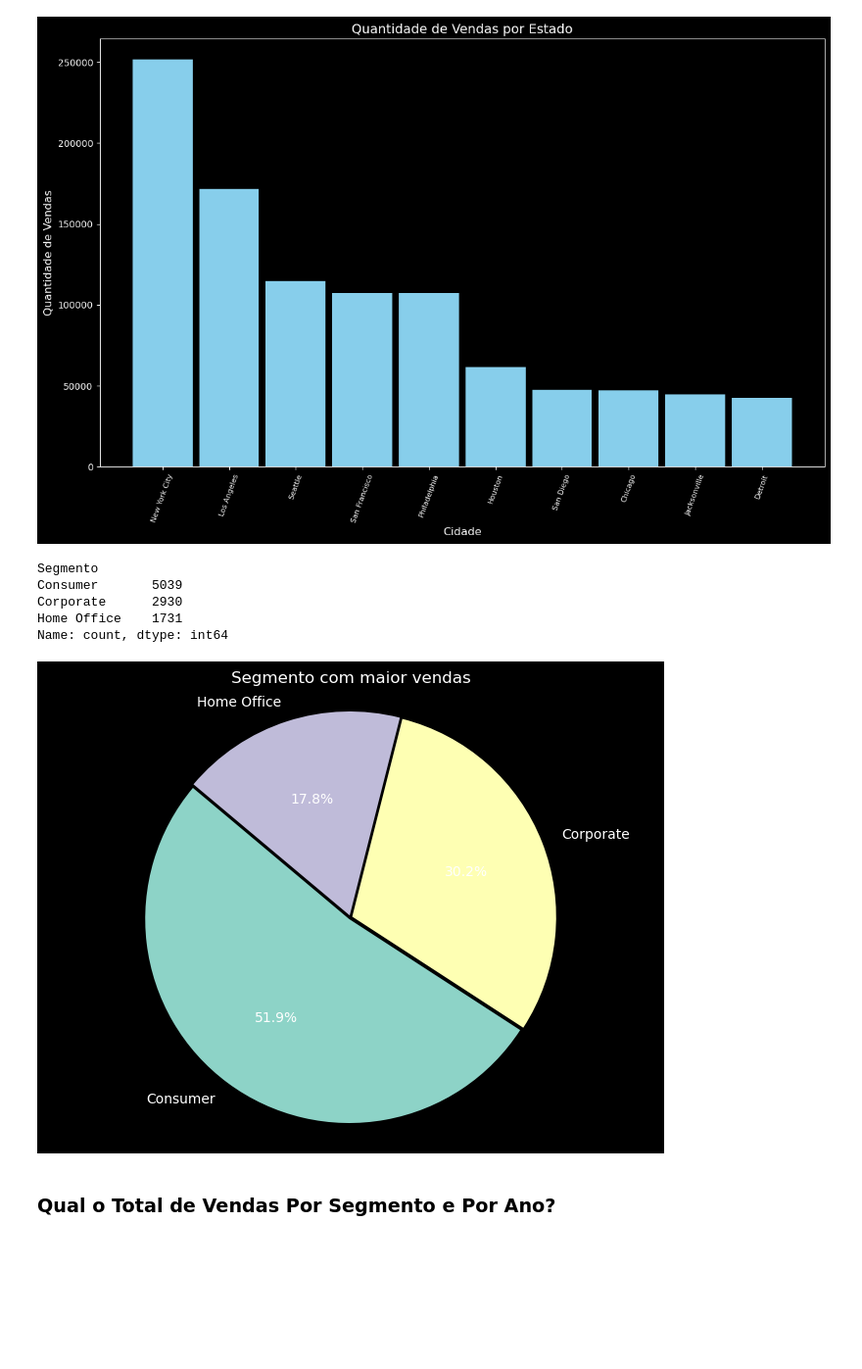
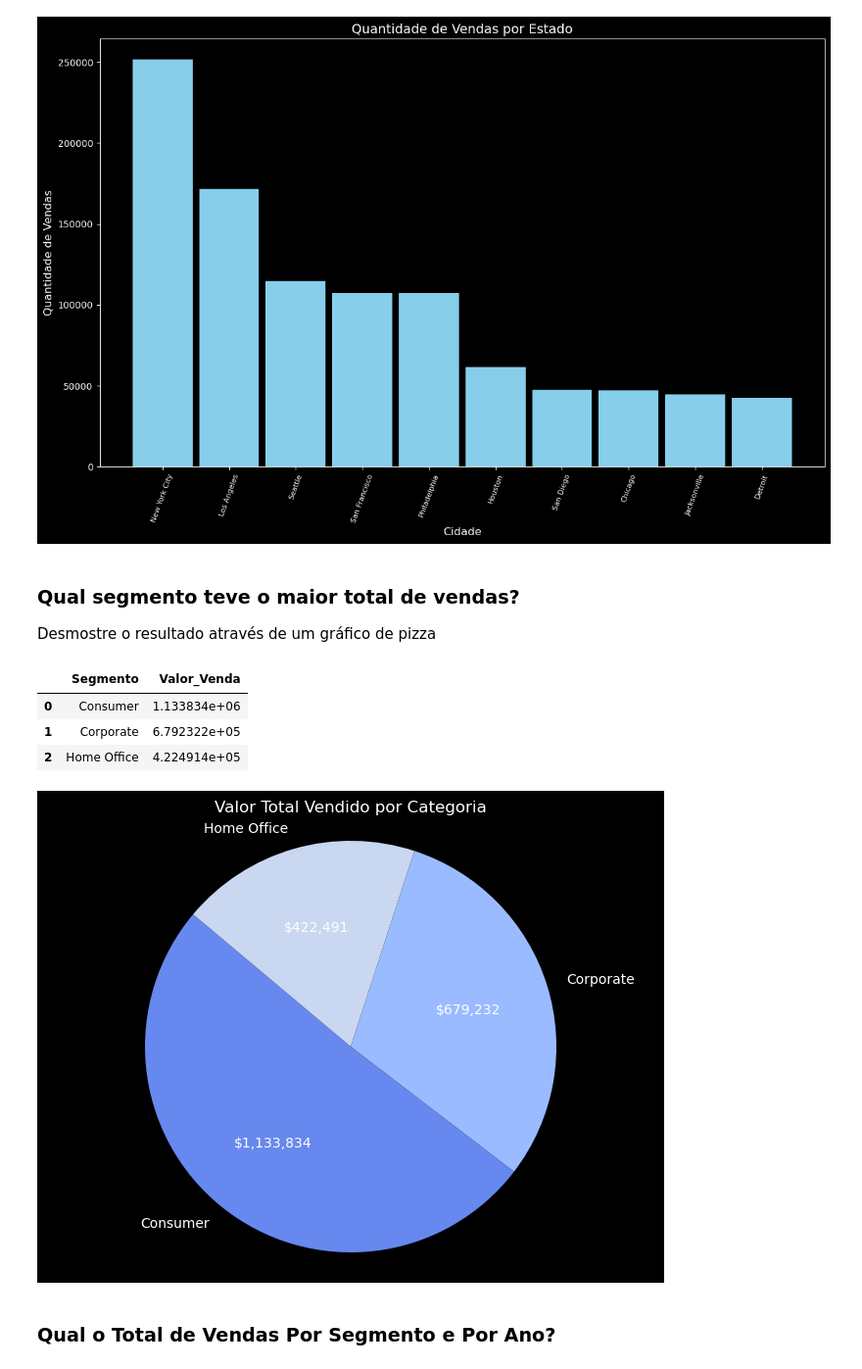
Before and after one commit to igoharaujo/Analise_exploratoria, a Jupyter notebook: varejo.ipynb, the cells around one changed output. Shown at 98% size. Cells and saved outputs as stored; diff of their text form; code cells hidden in the pictures; blank space fills up the shorter version.

```diff
--- a/varejo.ipynb
+++ b/varejo.ipynb
@@ -219,32 +219,39 @@ total_vendas_cidade_top_10()
 216   Jacksonville   44713.1830
 123        Detroit   42446.9440
 [figure]
-# %%
-dataset['Segmento'].value_counts()
-# %% [output]
-Segmento
-Consumer       5039
-Corporate      2930
-Home Office    1731
-Name: count, dtype: int64
+# %% [markdown]
+### Qual segmento teve o maior total de vendas?
+Desmostre o resultado através de um gráfico de pizza
+# %%
+dataset.groupby('Segmento')['Valor_Venda'].sum().reset_index().sort_values(by='Valor_Venda', ascending=False)
+# %% [output]
+|  | Segmento | Valor_Venda |
+| 0 | Consumer | 1.133834e+06 |
+| 1 | Corporate | 6.792322e+05 |
+| 2 | Home Office | 4.224914e+05 |
+# %%
+def autopct_format(values):
+    def my_format(pct):
+        total = sum(values)
+        val = int(round(pct * total / 100.0))
+        return f' $ {val:d}'
+    return my_format
 # %%
-import matplotlib.pyplot as plt
 
-# Dados fornecidos
-overall_ratios = dataset['Segmento'].value_counts()
-labels = overall_ratios.index
-sizes = overall_ratios.values
-explode = [0.01, 0.01, 0.01]  # Para destacar o primeiro segmento
+vendas_por_segmento2 = dataset.groupby('Segmento')['Valor_Venda'].sum().reset_index()
+labels = vendas_por_segmento2['Segmento']
+sizes = vendas_por_segmento2['Valor_Venda']
+fig, ax1 = plt.subplots(figsize=(8, 6))
 
-# Criação do gráfico de pizza
-fig, ax1 = plt.subplots(figsize=(8, 6))
-ax1.pie(sizes, explode=explode, labels=labels, autopct='%1.1f%%', startangle=140)
+# Plotar o gráfico de pizza
+autopct = autopct_format(dataset['Valor_Venda'])
+ax1.pie(sizes, labels=labels, autopct=autopct, startangle=140)
 ax1.axis('equal')  # Assegura que o gráfico seja desenhado como um círculo
 
-plt.title('Segmento com maior vendas')
+plt.title('Valor Total Vendido por Categoria')
 plt.show()
 # %% [output]
-[figure, old version]
+[figure, new version]
 # %% [markdown]
 ### Qual o Total de Vendas Por Segmento e Por Ano?
 # %%
```
Also changed, not shown: parts of 4 cells of this notebook, 5 other files.
